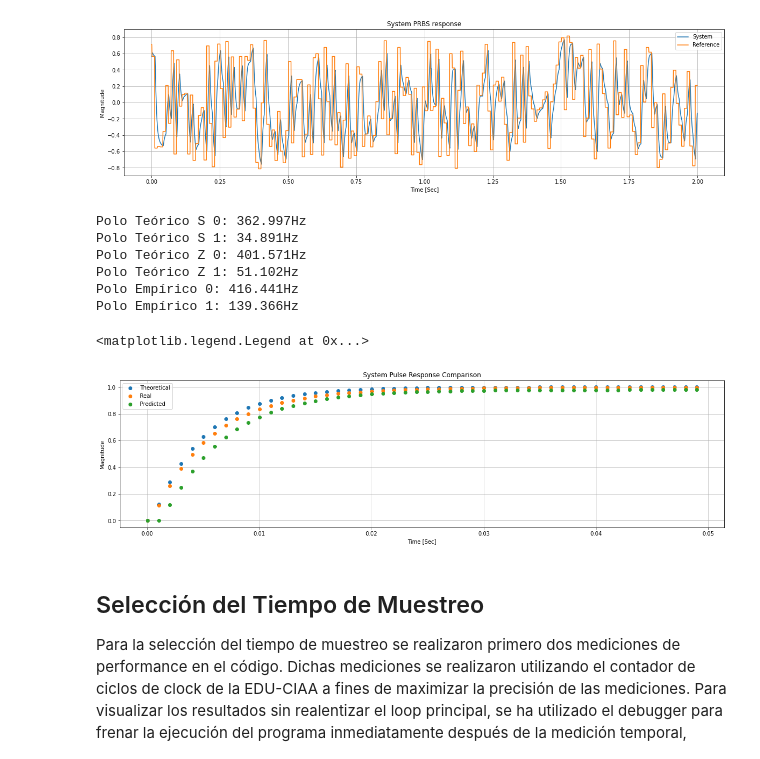
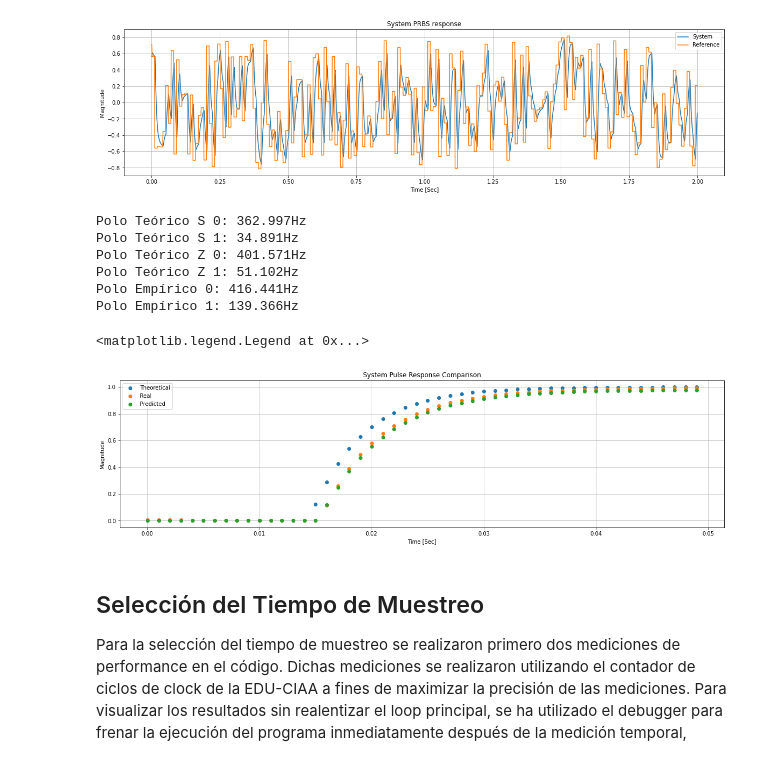
Before and after one commit to lorsi96/System-Identification-Control-for-RCRC-Circuit, a Jupyter notebook: informe.ipynb, the cells around one changed output. Drawn from its saved outputs; the diff is of its cells as text; code cells hidden in the pictures.

```diff
--- a/informe.ipynb
+++ b/informe.ipynb
@@ -1,39 +49,14 @@
 # %% [markdown]
 # Relevamiento del tiempo de Subida
 # %%
-import numpy as np
-import matplotlib.pyplot as plt
-import pandas as pd
-
-SR_F_HZ = 1000
-SQ_WAVE_F_HZ = 10
-SAMPLES_PER_PERIOD = SR_F_HZ // SQ_WAVE_F_HZ
-
 # Cargamos los datos.
 data = pd.read_csv('csvs/resp_step_half.csv')
-
-def rotate_right(df, column_name, n=1):
-    # Shift the column values n positions to the right
-    shifted_column = df[column_name].shift(n)
-
-    # Replace the first n values with the last n values
-    shifted_column.iloc[:n] = 1
-
-    # Replace the original column with the shifted column
-    df[column_name] = shifted_column
-
-    return df
-
-# Normalization
-for label in 'ADC', 'DAC':
-    data[label] = (data[label] - data[label].min()) / (data[label].max() - data[label].min())
-
-rotate_right(data, 'DAC', n=2)
+sd = extract_data(data, periods=2)
 
 # Ploteamos dos ciclos.
 plt.figure(figsize=(20, 5))
-plt.plot(data['Time'][:SAMPLES_PER_PERIOD * 2], data['ADC'][:SAMPLES_PER_PERIOD*2], 'o', label='Sampled')
-plt.plot(data['Time'][:SAMPLES_PER_PERIOD * 2], data['DAC'][:SAMPLES_PER_PERIOD * 2], 'o', label='Reference')
+plt.plot(sd['Time'], sd['ADC'], 'o', label='Sampled')
+plt.plot(sd['Time'], sd['DAC'], 'o', label='Reference')
 plt.title('System Pulse Response')
 plt.ylabel('Magnitude')
 plt.xlabel('Time [Sec]')
@@ -123,40 +139,42 @@ for i, pole_hz in enumerate(poles(hs_1) / (2*np.pi)):
 hz_1 = c2d(hs_1, 1/SR_F_HZ, 'zoh')
 numz_1, denz_1 = tfdata(hz_1)
 ss_2 = tf2ss(numz_1, denz_1)
 for i, pole_hz in enumerate((poles(hz_1) * SR_F_HZ / 2)):
     print(f'Polo Teórico Z {i}: {float(pole_hz.real):.3f}Hz')
 
 
 # Transferencia reconstruida por LS del modelo
 knum = [-3.58746428e-05, 5.19713034e-04, 1.17608695e-01]
 den = [1, -1.11161405, 0.23215067]
 rls_tf = tf(np.array(knum), np.array(den), dt=1/SR_F_HZ)
 ss_rls = tf2ss(rls_tf)
 for i, pole_hz in enumerate(poles(rls_tf)* SR_F_HZ / 2):
     print(f'Polo Empírico {i}: {float(pole_hz.real):.3f}Hz')
 
+sd3 = extract_data(data, periods=1/2, samples_offset=85)
+sd3n = normalize(sd3)
+
 # Comparamos la respuesta al escalón con las anteriores
-t, hz_out = step_response(hz_1)
-t_rls, hz_out_rls = step_response(ss_rls, T=0.01)
-s = signal.lfilter(knum, den, data['DAC'][2:SR_F_HZ//SQ_WAVE_F_HZ//2+2])
+t, hz_out = forced_response(hz_1, sd3n['Time'], sd3n['DAC'])
+s = signal.lfilter(knum, den, sd3n['DAC'])
 plt.figure(figsize=(20, 5))
-plt.plot(t[:SR_F_HZ//SQ_WAVE_F_HZ//2], hz_out[:SR_F_HZ//SQ_WAVE_F_HZ//2], 'o', label='Theoretical')
-plt.plot(t[:SR_F_HZ//SQ_WAVE_F_HZ//2], data['ADC'][:(SR_F_HZ//SQ_WAVE_F_HZ//2)], 'o', label='Real')
-plt.plot(t[:SR_F_HZ//SQ_WAVE_F_HZ//2], s, 'o', label='Predicted')
+plt.plot(sd3n['Time'], hz_out[:len(sd3n['Time'])], 'o', label='Theoretical')
+plt.plot(sd3n['Time'], sd3n['ADC'], 'o', label='Real')
+plt.plot(sd3n['Time'], s, 'o', label='Predicted')
 plt.grid()
 plt.title('System Pulse Response Comparison')
 plt.ylabel('Magnitude')
 plt.xlabel('Time [Sec]')
 plt.legend()
 # %% [output]
 Polo Teórico S 0: 362.997Hz
 Polo Teórico S 1: 34.891Hz
 Polo Teórico Z 0: 401.571Hz
 Polo Teórico Z 1: 51.102Hz
 Polo Empírico 0: 416.441Hz
 Polo Empírico 1: 139.366Hz
 <matplotlib.legend.Legend at 0x...>
-[figure, old version]
+[figure, new version]
 # %% [markdown]
 ## Selección del Tiempo de Muestreo
 Para la selección del tiempo de muestreo se realizaron primero dos mediciones
```
Also changed, not shown: parts of 15 cells of this notebook.
